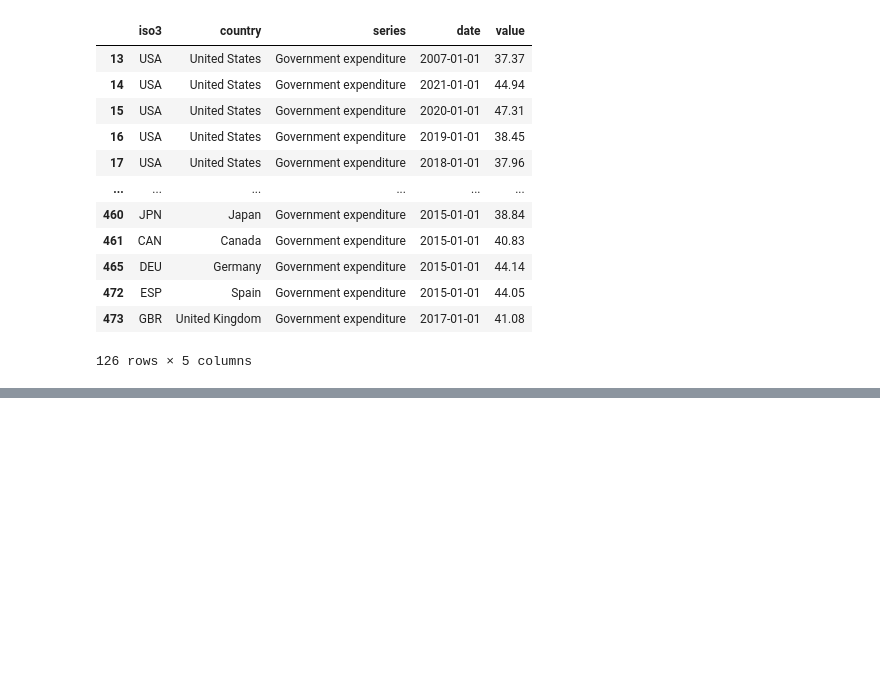
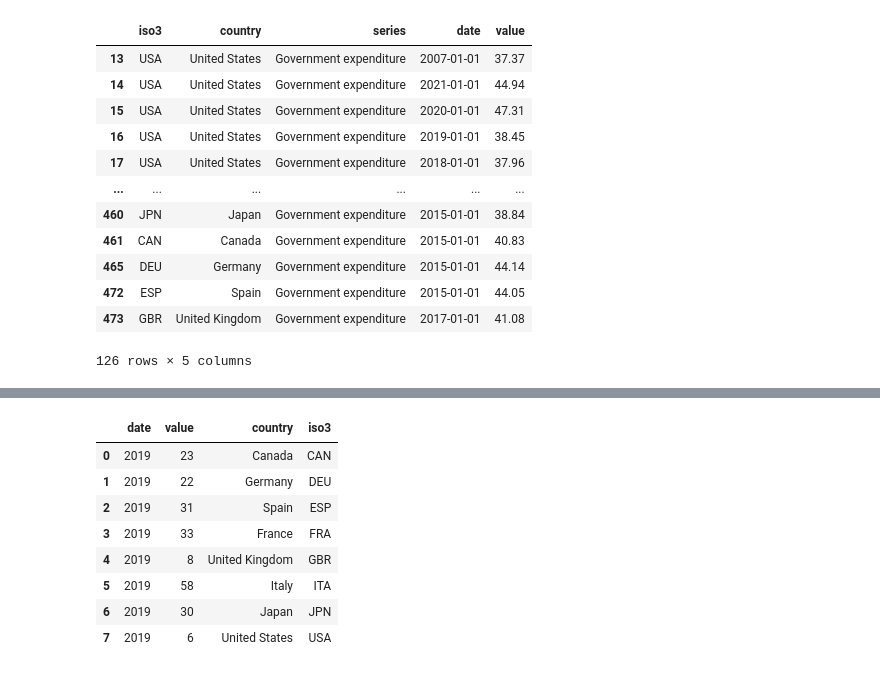
Before and after one commit to FM-ds/GrowthDiagnostics, a Jupyter notebook: report_figures/charts/macro_charts.ipynb, the cells around one changed output, grey strips where cells are left out. Drawn from its saved outputs; the diff is of its cells as text; code cells hidden in the pictures; blank space fills up the shorter version.

```diff
--- a/report_figures/charts/macro_charts.ipynb
+++ b/report_figures/charts/macro_charts.ipynb
@@ -310,0 +437,13 @@ chart5.save('oecd_govexp.json')
+# %%
+bus_df = pd.read_csv('business_index_data.csv')
+bus_df
+# %% [output]
+|  | date | value | country | iso3 |
+| 0 | 2019 | 23 | Canada | CAN |
+| 1 | 2019 | 22 | Germany | DEU |
+| 2 | 2019 | 31 | Spain | ESP |
+| 3 | 2019 | 33 | France | FRA |
+| 4 | 2019 | 8 | United Kingdom | GBR |
+| 5 | 2019 | 58 | Italy | ITA |
+| 6 | 2019 | 30 | Japan | JPN |
+| 7 | 2019 | 6 | United States | USA |
```
Also changed, not shown: parts of 11 cells of this notebook, 6 other files.
